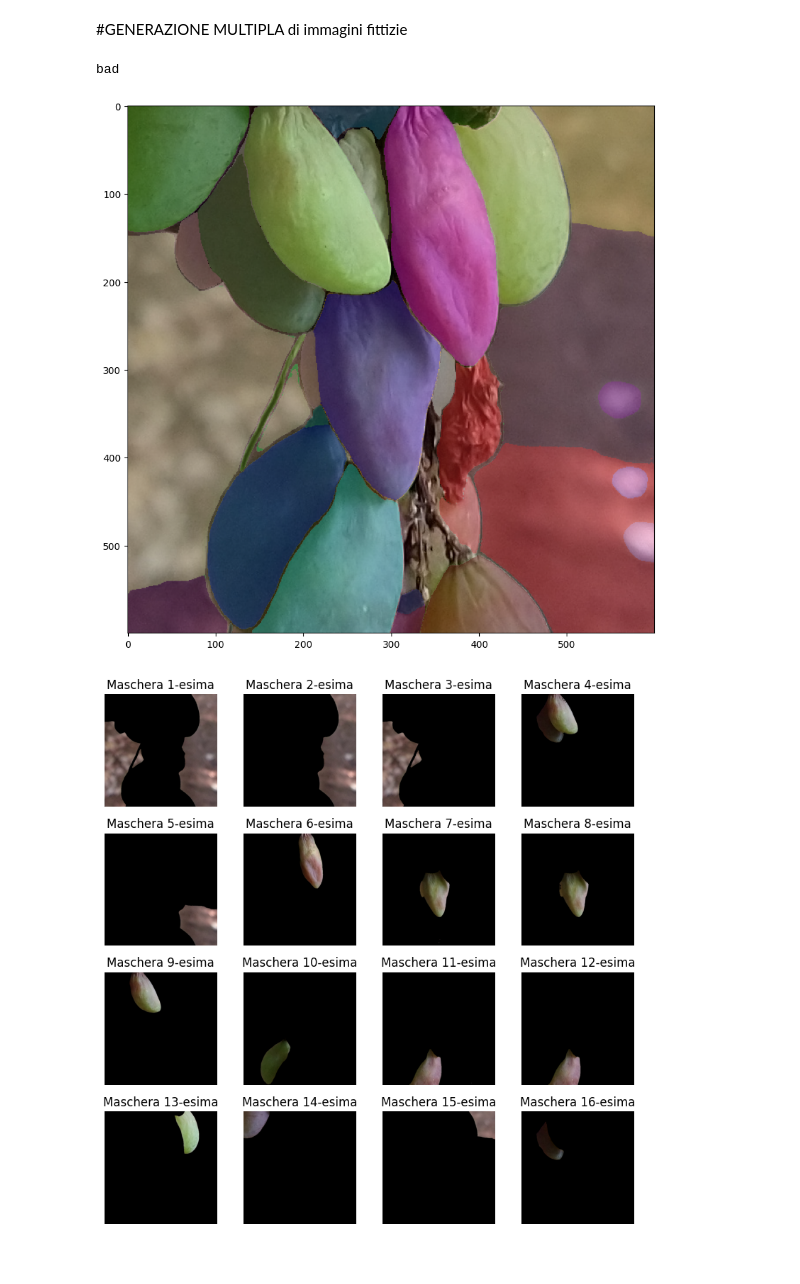
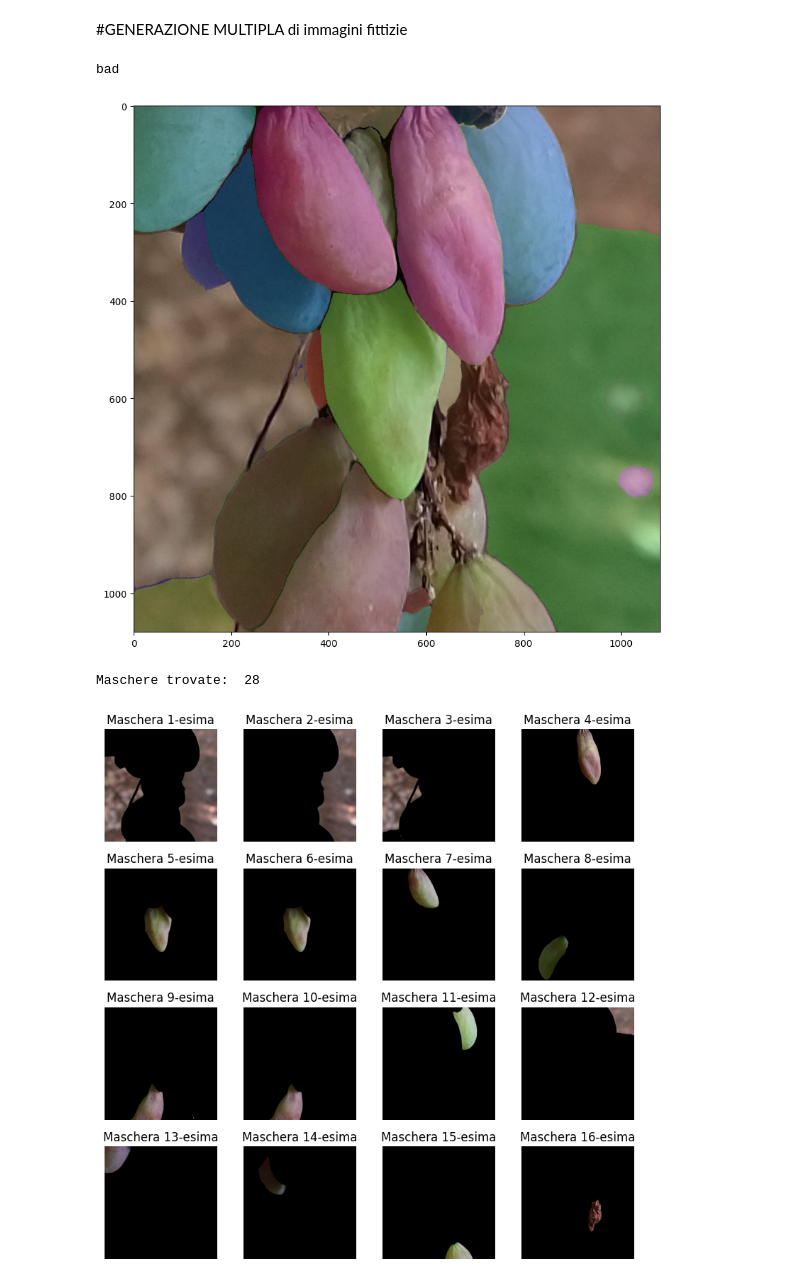
Before and after one commit to Smart-Agri-DIAG/sdg4ad, a Jupyter notebook: sourceAnomalyGeneration/Generazione_automatica_multipla.ipynb, the cells around one changed output. Drawn from its saved outputs; the diff is of its cells as text; code cells hidden in the pictures.

```diff
--- a/sourceAnomalyGeneration/Generazione_automatica_multipla.ipynb
+++ b/sourceAnomalyGeneration/Generazione_automatica_multipla.ipynb
@@ -275,6 +317,8 @@ def final_image_adding(good_grape, original_image, min_row, min_col, cropped_ble
 # %% [markdown]
 ## MAIN FUNCTIONS
 # %%
+
+
 def mask_choice(choice_list, bad_grape):
   if(manual_mode):
     new_bad_grape = []
@@ -314,11 +358,11 @@ def compute_dimension_and_submatrix(grape, types):
     #show_a_bunch_of_images(submatrix)
     return submatrix, rows_mask, cols_mask, height_mask, width_mask, min_row, min_col
 
-def load_and_good_segmentation(immagine_buona, sam, predictor, num_choice):
+def load_and_good_segmentation(immagine_buona, mask_generator, num_choice):
   image_good = immagine_buona
   image_good = cv2.cvtColor(image_good, cv2.COLOR_BGR2RGB)
   #submatrix_bad, rows_mask_bad, cols_mask_bad, height_mask_bad, width_mask_bad, min_row_bad, min_col_bad = compute_dimension_and_submatrix(bad_grape, "bad")
-  selected_mask_good = mask_generator_process("good", image_good, sam, manual_mode, num_choice)
+  selected_mask_good = mask_generator_process("good", image_good, mask_generator, manual_mode, num_choice)
   good_mask_unit8 = []
   good_grape = []
   for i in range(len(selected_mask_good)):
@@ -330,11 +374,12 @@ def load_and_good_segmentation(immagine_buona, sam, predictor, num_choice):
   return rows_mask_good, cols_mask_good, width_mask_good, height_mask_good, submatrix_good, image_good, min_row_good, min_col_good, good_grape
 
 
-def load_and_bad_segmentation(immagine_cattiva, sam, predictor, num_choice):
+def load_and_bad_segmentation(immagine_cattiva, mask_generator, num_choice):
   image_bad = immagine_cattiva
   image_bad = cv2.cvtColor(image_bad, cv2.COLOR_BGR2RGB)
   #show_two_images(image_bad, image_good)
-  selected_mask_bad = mask_generator_process("bad", image_bad, sam, manual_mode, 0)
+  selected_mask_bad = mask_generator_process("bad", image_bad, mask_generator, manual_mode, 0)
+  print("Maschere trovate: ", len(selected_mask_bad))
   bad_mask_unit8 = []
   bad_grape = []
   for i in range(len(selected_mask_bad)):
@@ -450,8 +495,7 @@ def loading_predictor():
   sam = sam_model_registry[model_type](checkpoint=sam_checkpoint)
   sam.to(device=device)
 
-  predictor = SamPredictor(sam)
-  return sam, predictor
+  return sam
 # %% [markdown]
 #MAIN
 # %%
@@ -497,13 +539,32 @@ sam, predictor = loading_predictor()
+# %%
+sam = loading_predictor()
+mask_generator_good = SamAutomaticMaskGenerator(
+    model=sam,
+    pred_iou_thresh = 0.95,
+    stability_score_thresh=.97,
+    min_mask_region_area=4
+)
+
+mask_generator_bad = SamAutomaticMaskGenerator(
+    model=sam,
+    points_per_side=32,
+    pred_iou_thresh=0.95,
+    stability_score_thresh=.95,
+    crop_n_layers=1,
+    crop_n_points_downscale_factor=2,
+)
 # %%
-immagine_cattiva = cv2.imread('/content/tock_24.jpg')
-good_grapes_dir = '/content/sick'
+immagine_cattiva = resize_image('/content/tock_24.jpg', target_height, target_width)
+#immagine_cattiva = cv2.imread('/content/tock_24.jpg')
+good_grapes_dir = '/content/good'
 lista_img = os.listdir(good_grapes_dir)
 # %%
 #Segmentazione degli acini cattivi e visualizzazione di quest'ultimi. Se manual_mode = True scegliere il numero dell'acino (o acini) che si vogliono utilizzare
 #Se si vuole modificare più di un acino sano con lo stesso danneggiato inserire più volte il numero dell'acino danneggiato
-bad_grape = load_and_bad_segmentation(immagine_cattiva, sam, predictor, 0)
+bad_grape = load_and_bad_segmentation(immagine_cattiva, mask_generator_bad, 0)
 # %% [output]
 bad
-[figure, old version]
+[figure, new version]
+Maschere trovate:  28
-[figure, old version]
+[figure, new version]
 # %%
```
Also changed, not shown: parts of 11 cells of this notebook, 1 other file.
